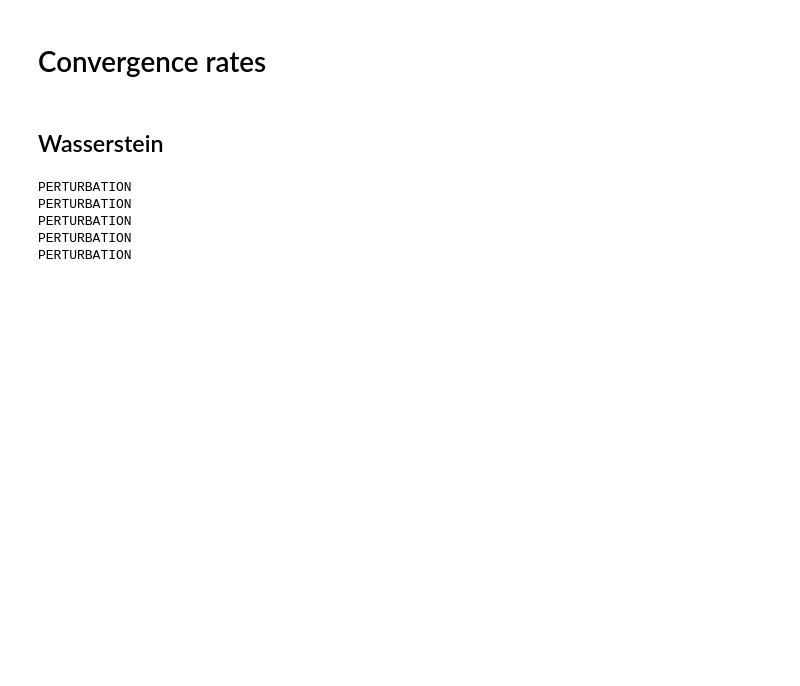
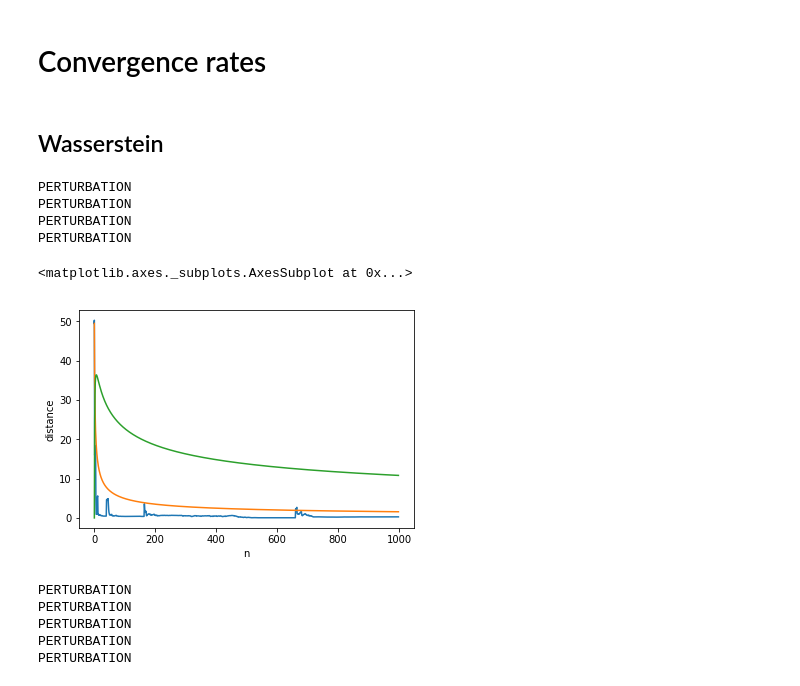
Before and after one commit to LeoGrin/Perturbed-bayesian-inference-for-online-parameter-estimation, a Jupyter notebook: Implementation_1.ipynb, the cells around one changed output. Cells and saved outputs as stored; diff of their text form; code cells hidden in the pictures; blank space fills up the shorter version.

```diff
--- a/Algorithm 1-Copy1.ipynb
+++ b/Implementation_1.ipynb
@@ -11,5 +12,8 @@ import seaborn as sns
 # %% [markdown]
 # Implement the algorithm
+# %%
+def sigmoid(a):
+    return 1 / (1 + np.exp(-a))
 # %%
 class Algorithm:
 
@@ -301,6 +314,28 @@ def wassertein(alg, nb_tests, nb_iterations, theta_star=0, aux=True):
     return df
 # %%
 alg = Algorithm()
+# %%
+df = wassertein(alg, 1, 1000, 0)
+# %% [output]
+PERTURBATION
+PERTURBATION
+PERTURBATION
+PERTURBATION
+# %%
+df_sqrt = pd.DataFrame(columns=["n", "distance"])
+df_sqrt["n"] = np.unique(df["n"])
+df_sqrt["distance"] = [df["distance"].iloc[0]/np.sqrt(i) for i in range(len(df_sqrt))]
+# %%
+df_log = pd.DataFrame(columns=["n", "distance"])
+df_log["n"] = np.unique(df["n"])
+df_log["distance"] = [df["distance"].iloc[0] * np.log(i)**((1 + alg.epsilon)/2) / np.sqrt(i) for i in range(len(df_log))]
+# %%
+sns.lineplot(x="n", y="distance", data=df)
+sns.lineplot(x="n", y="distance", data=df_sqrt)
+sns.lineplot(x="n", y="distance", data=df_log)
+# %% [output]
+<matplotlib.axes._subplots.AxesSubplot at 0x...>
+[figure, added]
 # %%
 df = wassertein(alg, 1, 10000, 0)
 # %% [output]
```
Also changed, not shown: parts of 4 cells of this notebook, 1 other file.
